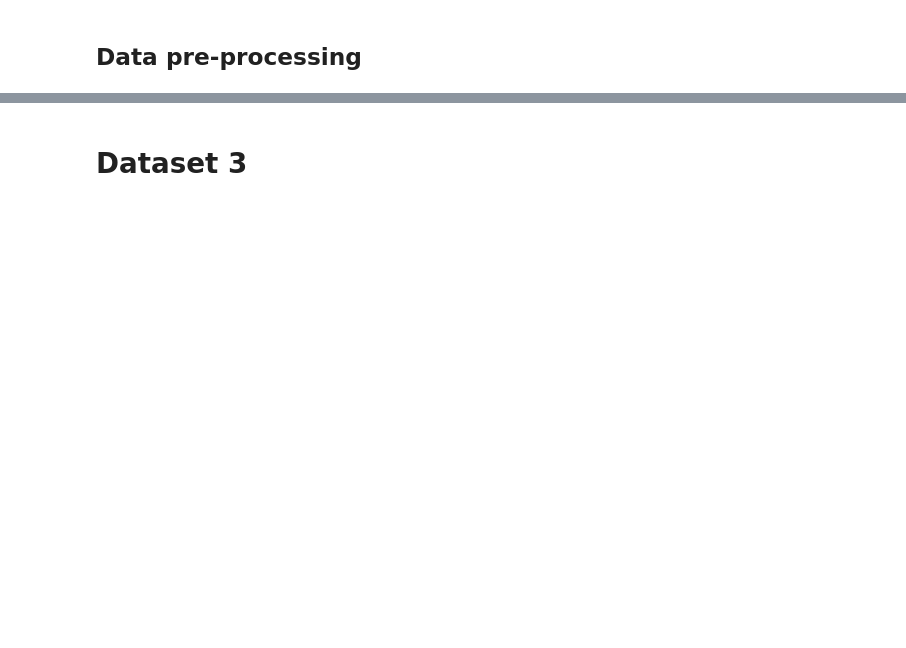
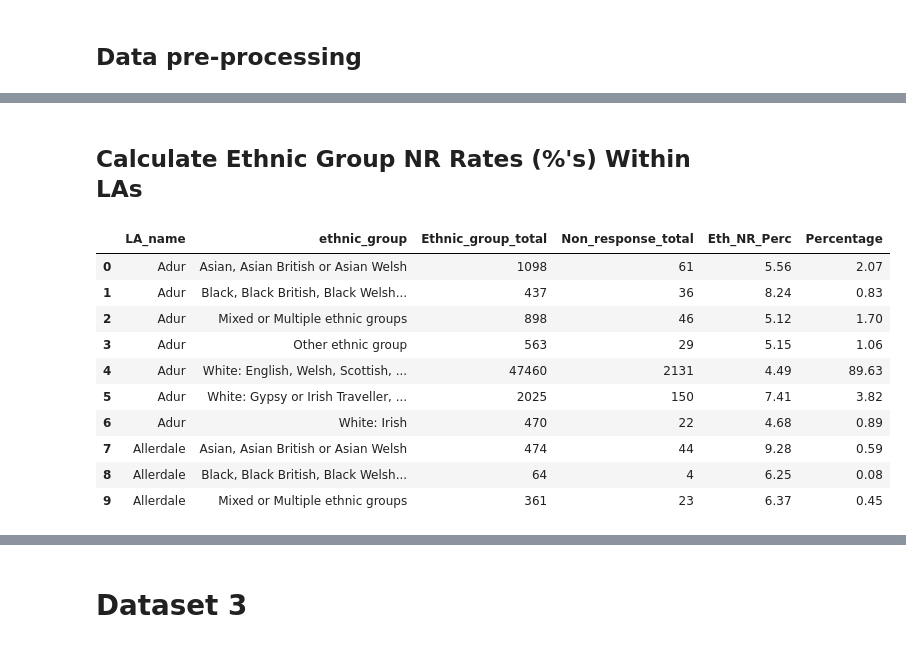
Before and after one commit to UKDataServiceOpen/Interactive_visualisations, a Jupyter notebook: Guide.ipynb, the cells around one changed output, grey strips where cells are left out. Drawn from its saved outputs; the diff is of its cells as text; code cells hidden in the pictures; blank space fills up the shorter version.

```diff
--- a/Guide.ipynb
+++ b/Guide.ipynb
@@ -271,0 +441,46 @@ array(['Asian, Asian British or Asian Welsh',
+# %% [markdown]
+## Calculate Ethnic Group NR Rates (%'s) Within LAs
+# %%
+# First we're going to group our data by LA_name, Ethnic group, and Observation and sum our observations
+# Leaves us with the total of each ethnic group in each local authority
+ethnic_totals = df2.groupby(['LA_name', 'ethnic_group'])['observation'].sum().reset_index(name='Ethnic_sum')
+
+# Calculate total observations for each local authority
+la_totals = df2.groupby('LA_name')['observation'].sum().reset_index(name='LA_sum')
+
+# Merge the summed ethnic group data with the total LA observations to calculate the percentage of each ethnic group in each LA
+merged = pd.merge(ethnic_totals, la_totals, on='LA_name')
+merged['Percentage'] = (merged['Ethnic_sum'] / merged['LA_sum'] * 100).round(2)
+
+# Now calculate the non-response % for each ethnic group in each LA:
+# This is the sum of all observations for each ethnic group within each LA
+ethnic_group_totals = df2.groupby(['LA_name', 'ethnic_group'])['observation'].sum().reset_index(name='Ethnic_group_total')
+
+# This is the sum of non-responses for each ethnic group within each LA
+non_response_totals = df2[df2['gender_identity'] == 'Not answered'].groupby(['LA_name', 'ethnic_group'])['observation'].sum().reset_index(name='Non_response_total')
+
+# Merge the totals with the non-response totals
+merged_data = pd.merge(ethnic_group_totals, non_response_totals, on=['LA_name', 'ethnic_group'], how='left')
+
+# Calculate the non-response percentage for each ethnic group within each LA
+merged_data['Eth_NR_Perc'] = round((merged_data['Non_response_total'] / merged_data['Ethnic_group_total']) * 100, 2)
+
+# Merge the non-response data with the percentage of each ethnic group within each LA
+nr = pd.merge(merged_data, merged[['LA_name', 'ethnic_group', 'Percentage']], on=['LA_name', 'ethnic_group'], how='left')
+
+# This gives you the final dataset with both the non-response rate and the percentage of each ethnic group within each LA
+nr = nr.reset_index(drop=True)
+# %%
+nr.head(10)
+# %% [output]
+|  | LA_name | ethnic_group | Ethnic_group_total | Non_response_total | Eth_NR_Perc | Percentage |
+| 0 | Adur | Asian, Asian British or Asian Welsh | 1098 | 61 | 5.56 | 2.07 |
+| 1 | Adur | Black, Black British, Black Welsh... | 437 | 36 | 8.24 | 0.83 |
+| 2 | Adur | Mixed or Multiple ethnic groups | 898 | 46 | 5.12 | 1.70 |
+| 3 | Adur | Other ethnic group | 563 | 29 | 5.15 | 1.06 |
+| 4 | Adur | White: English, Welsh, Scottish, ... | 47460 | 2131 | 4.49 | 89.63 |
+| 5 | Adur | White: Gypsy or Irish Traveller, ... | 2025 | 150 | 7.41 | 3.82 |
+| 6 | Adur | White: Irish | 470 | 22 | 4.68 | 0.89 |
+| 7 | Allerdale | Asian, Asian British or Asian Welsh | 474 | 44 | 9.28 | 0.59 |
+| 8 | Allerdale | Black, Black British, Black Welsh... | 64 | 4 | 6.25 | 0.08 |
+| 9 | Allerdale | Mixed or Multiple ethnic groups | 361 | 23 | 6.37 | 0.45 |
```
Also changed, not shown: parts of 68 cells of this notebook, 1 other file.
